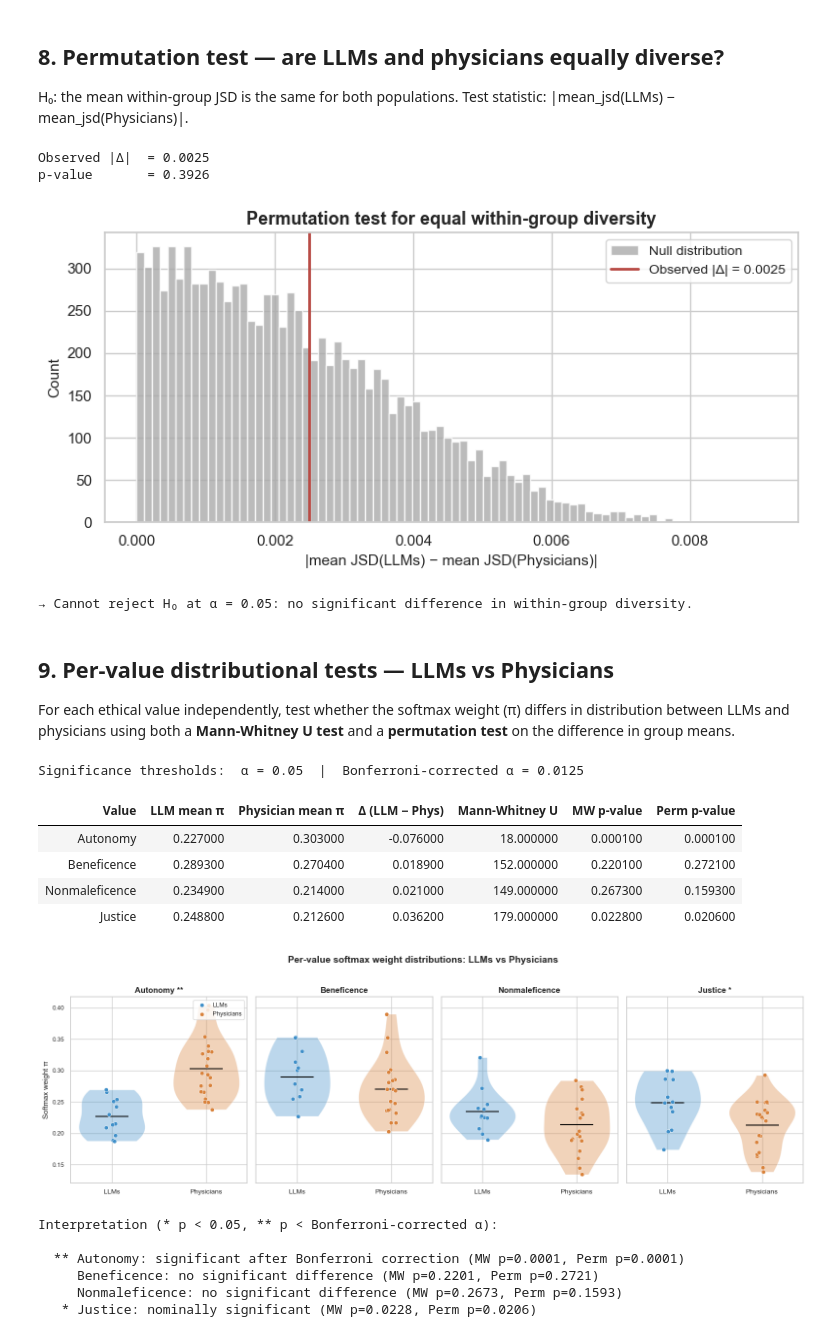
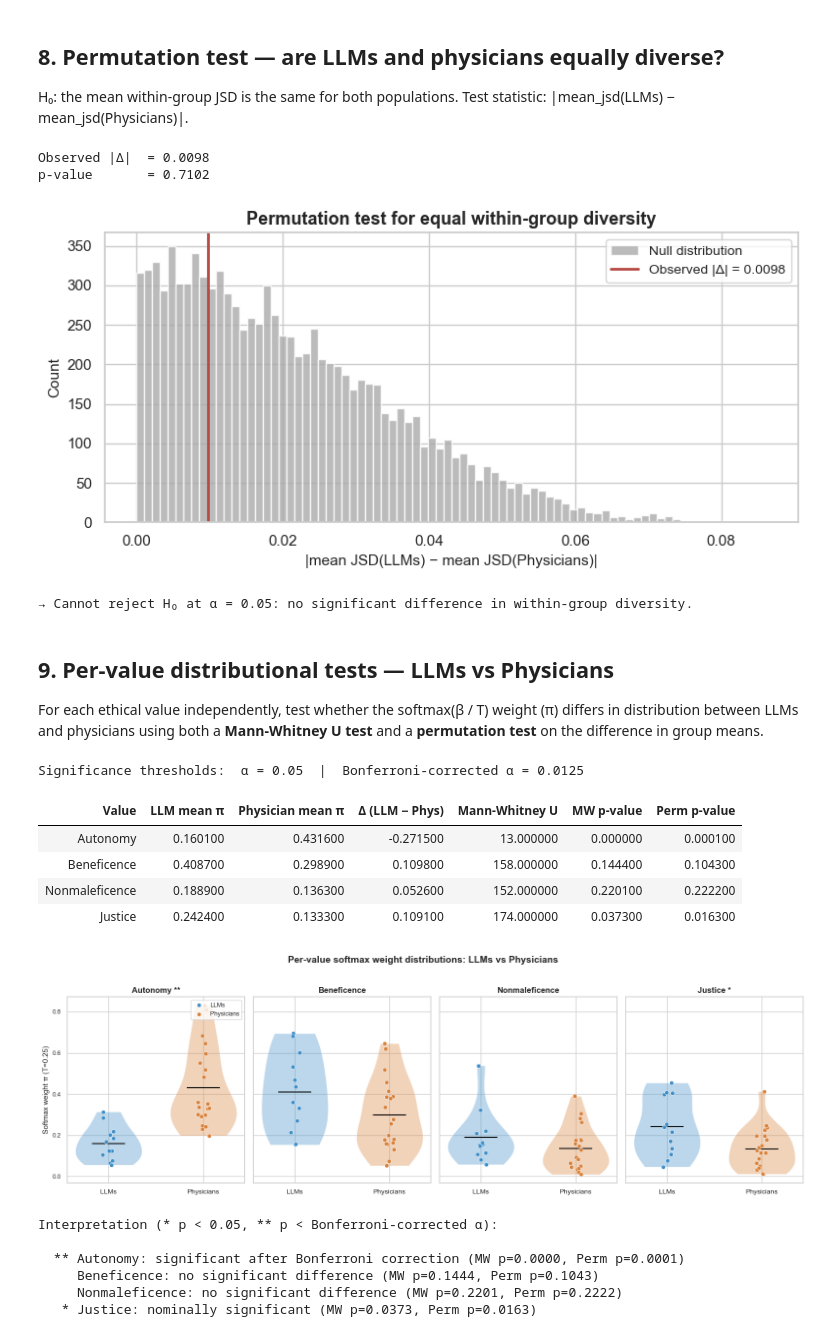
Before and after one commit to payalchandak/ValueBench, a Jupyter notebook: src/analysis/value_profiles.ipynb, the cells around one changed output. Drawn from its saved outputs; the diff is of its cells as text; code cells hidden in the pictures.

```diff
--- a/src/analysis/value_profiles.ipynb
+++ b/src/analysis/value_profiles.ipynb
@@ -69,6 +70,8 @@ print(f"LLMs: {len(llm_models)}  |  Human participants: {len(human_participants)
 # %% [output]
 Cases: 50
 LLMs: 12  |  Human participants: 20  |  Total decision makers: 33
+# %%
+TEMPERATURE = 0.25
 # %% [markdown]
 ## 1. Fit value weight profiles
 
@@ -136,7 +139,7 @@ over the four values using softmax(β).
 # %%
 profiles = {}
 for model, res in vw_results.items():
-    profiles[model] = softmax_profile(res.coefficients)
+    profiles[model] = softmax_profile(res.coefficients, temperature=TEMPERATURE)
 
 profile_rows = []
 for model, pi in profiles.items():
@@ -208,9 +211,9 @@ for i, model in enumerate(models_to_plot):
     vals = [pi[v] for v in VALUE_NAMES] + [pi[VALUE_NAMES[0]]]
     color = _color_for(model)
 
-    ax.set_ylim(0, 0.55)
-    ax.set_yticks([0.1, 0.25, 0.4])
-    ax.set_yticklabels(["0.1", "0.25", "0.4"], fontsize=9, color="#555555")
+    ax.set_ylim(0, .8)
+    ax.set_yticks([0.25])
+    ax.set_yticklabels(["0.25"], fontsize=9, color="#555555")
     ax.yaxis.grid(False)
     ax.xaxis.grid(True, color="#aaaaaa", linewidth=0.5)
 
@@ -221,10 +224,10 @@ for i, model in enumerate(models_to_plot):
 
     ax.set_thetagrids(np.degrees(angles[:-1]), [""] * num_vars)
     for angle, label in zip(angles[:-1], short_labels):
-        ax.text(angle, 0.60, label, fontsize=14, ha="center", va="center", fontweight="bold")
+        ax.text(angle, .9, label, fontsize=14, ha="center", va="center", fontweight="bold")
 
     ax.spines["polar"].set_visible(False)
-    ax.set_title(get_display_name(model), fontsize=14, fontweight="bold", pad=20)
+    ax.set_title(get_display_name(model), fontsize=14, fontweight="bold", pad=25)
 
 for j in range(n, len(axes)):
     axes[j].set_visible(False)
@@ -401,14 +404,14 @@ if perm["p_value"] < 0.05:
 else:
     print(f"\n→ Cannot reject H₀ at α = 0.05: no significant difference in within-group diversity.")
 # %% [output]
-Observed |Δ|  = 0.0025
-p-value       = 0.3926
+Observed |Δ|  = 0.0098
+p-value       = 0.7102
-[figure, old version]
+[figure, new version]
 → Cannot reject H₀ at α = 0.05: no significant difference in within-group diversity.
 # %% [markdown]
 ## 9. Per-value distributional tests — LLMs vs Physicians
 
-For each ethical value independently, test whether the softmax weight
+For each ethical value independently, test whether the softmax(β / T) weight
 (π) differs in distribution between LLMs and physicians using both
 a **Mann-Whitney U test** and a **permutation test** on the difference
 in group means.
@@ -473,10 +476,10 @@ per_value_df.style.map(_highlight_sig, subset=["MW p-value", "Perm p-value"]).hi
 # %% [output]
 Significance thresholds:  α = 0.05  |  Bonferroni-corrected α = 0.0125
 | Value | LLM mean π | Physician mean π | Δ (LLM − Phys) | Mann-Whitney U | MW p-value | Perm p-value |
-| Autonomy | 0.227000 | 0.303000 | -0.076000 | 18.000000 | 0.000100 | 0.000100 |
-| Beneficence | 0.289300 | 0.270400 | 0.018900 | 152.000000 | 0.220100 | 0.272100 |
-| Nonmaleficence | 0.234900 | 0.214000 | 0.021000 | 149.000000 | 0.267300 | 0.159300 |
-| Justice | 0.248800 | 0.212600 | 0.036200 | 179.000000 | 0.022800 | 0.020600 |
+| Autonomy | 0.160100 | 0.431600 | -0.271500 | 13.000000 | 0.000000 | 0.000100 |
+| Beneficence | 0.408700 | 0.298900 | 0.109800 | 158.000000 | 0.144400 | 0.104300 |
+| Nonmaleficence | 0.188900 | 0.136300 | 0.052600 | 152.000000 | 0.220100 | 0.222200 |
+| Justice | 0.242400 | 0.133300 | 0.109100 | 174.000000 | 0.037300 | 0.016300 |
 # %%
 fig, axes = plt.subplots(1, 4, figsize=(16, 5), sharey=True)
 rng_jit = np.random.default_rng(0)
@@ -516,38 +519,38 @@ for idx, v in enumerate(VALUE_NAMES):
         sig = " *"
 
     ax.set_title(f"{value_display[v]}{sig}", fontsize=12, fontweight="bold")
     ax.set_xticks([0, 1])
     ax.set_xticklabels(["LLMs", "Physicians"], fontsize=10)
     if idx == 0:
-        ax.set_ylabel("Softmax weight π", fontsize=11)
+        ax.set_ylabel(f"Softmax weight π (T={TEMPERATURE})", fontsize=11)
     ax.tick_params(axis="y", labelsize=9)
 
 axes[0].legend(fontsize=9, loc="upper right")
 plt.suptitle(
     "Per-value softmax weight distributions: LLMs vs Physicians",
     fontsize=14, fontweight="bold", y=1.02,
 )
 plt.tight_layout()
 plt.show()
 
 print("\nInterpretation (* p < 0.05, ** p < Bonferroni-corrected α):\n")
 for r in per_value_rows:
     mw_p, pm_p = r["MW p-value"], r["Perm p-value"]
     name = r["Value"]
     if mw_p < bonferroni_alpha or pm_p < bonferroni_alpha:
         print(f"  ** {name}: significant after Bonferroni correction "
               f"(MW p={mw_p:.4f}, Perm p={pm_p:.4f})")
     elif mw_p < alpha or pm_p < alpha:
         print(f"   * {name}: nominally significant "
               f"(MW p={mw_p:.4f}, Perm p={pm_p:.4f})")
     else:
         print(f"     {name}: no significant difference "
               f"(MW p={mw_p:.4f}, Perm p={pm_p:.4f})")
 # %% [output]
-[figure, old version]
+[figure, new version]
 Interpretation (* p < 0.05, ** p < Bonferroni-corrected α):
 
-  ** Autonomy: significant after Bonferroni correction (MW p=0.0001, Perm p=0.0001)
-     Beneficence: no significant difference (MW p=0.2201, Perm p=0.2721)
-     Nonmaleficence: no significant difference (MW p=0.2673, Perm p=0.1593)
-   * Justice: nominally significant (MW p=0.0228, Perm p=0.0206)
+  ** Autonomy: significant after Bonferroni correction (MW p=0.0000, Perm p=0.0001)
+     Beneficence: no significant difference (MW p=0.1444, Perm p=0.1043)
+     Nonmaleficence: no significant difference (MW p=0.2201, Perm p=0.2222)
+   * Justice: nominally significant (MW p=0.0373, Perm p=0.0163)
```
Also changed, not shown: parts of 8 cells of this notebook, 2 other files.
